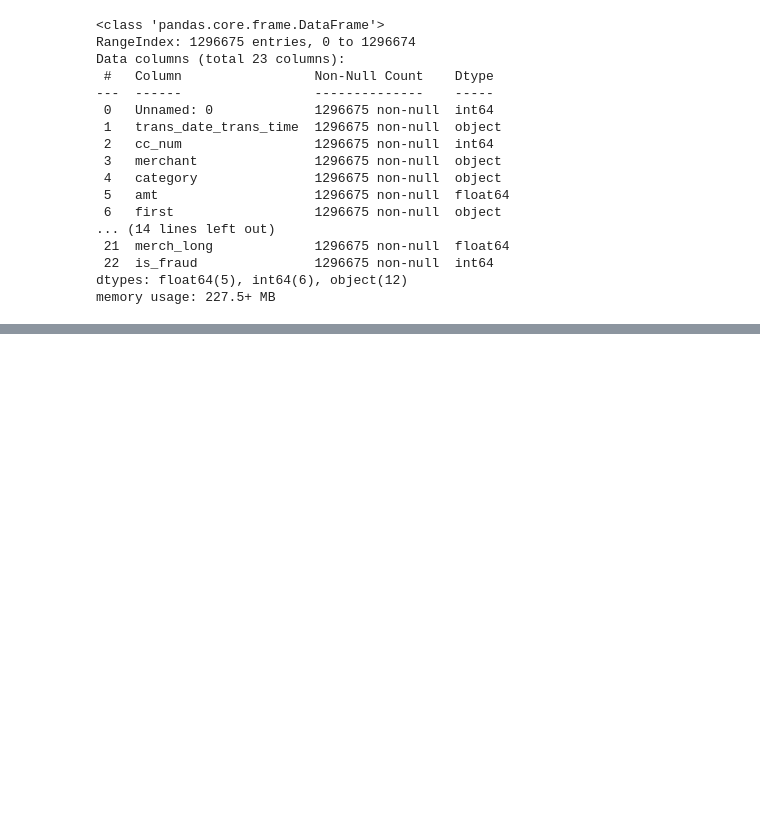
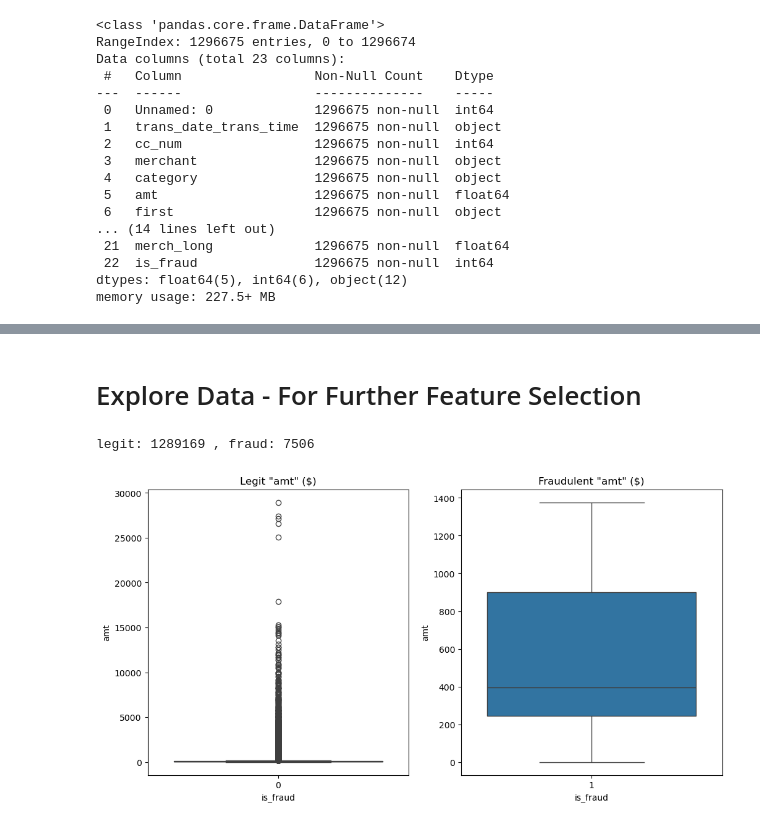
Before and after one commit to yliu160/CS4661_Project, a Jupyter notebook: Data Exploration.ipynb, the cells around one changed output, grey strips where cells are left out. Cells and saved outputs as stored; diff of their text form; code cells hidden in the pictures; blank space fills up the shorter version.

Commit message:
drop trans_num (basically an id), add some plots

```diff
--- a/Data Exploration.ipynb
+++ b/Data Exploration.ipynb
@@ -42,3 +31,0 @@ Index(['Unnamed: 0', 'trans_date_trans_time', 'cc_num', 'merchant', 'category',
-# %%
-# make exploration easier, drop redundant columns:
-df.drop(['Unnamed: 0', 'unix_time'], axis = 1, inplace = True) # "Unnamed: 0" always == row index  &  "unix_time" isn't as readable as "trans_date_trans_time"
@@ -51,0 +32,3 @@ df.head(3)
+# %%
+# make exploration easier, drop redundant columns:
+df.drop(['Unnamed: 0', 'unix_time', 'trans_num'], axis = 1, inplace = True) # "Unnamed: 0" always == row index  &  "unix_time" isn't as readable as "trans_date_trans_time", "trans_num" is unique in every row (basically an id, so useless)
@@ -51,0 +48,9 @@ df.head(3)
+# %% [markdown]
+# Explore Data - For Further Feature Selection
+# %%
+# df = df["gender"].apply(lambda x: 1 if x == "M" else 0)
+fraud = df[df['is_fraud'] > 0]
+legit = df[df['is_fraud'] == 0]
+print("legit:", len(legit), ", fraud:", len(fraud))
+# %% [output]
+legit: 1289169 , fraud: 7506
@@ -51,0 +59,15 @@ df.head(3)
+# %%
+# Create subplots
+fig, axes = plt.subplots(1, 2, figsize=(12, 6)) # 1x2 plot (rowsxcolumns), 12x6 inches... fig = canvas (or container), axes = subplots
+
+# First boxplot - Legit "amt" ($) by Fraud Status
+sns.boxplot(x='is_fraud', y='amt', data=legit, ax=axes[0])
+axes[0].set_title('Legit "amt" ($)')
+
+# Second boxplot - Fraudulent Transaction "amt"
+sns.boxplot(x='is_fraud', y='amt', data=fraud, ax=axes[1])
+axes[1].set_title('Fraudulent "amt" ($)')
+
+plt.show()
+# %% [output]
+[figure, added]
```
Also changed, not shown: parts of 11 cells of this notebook.
